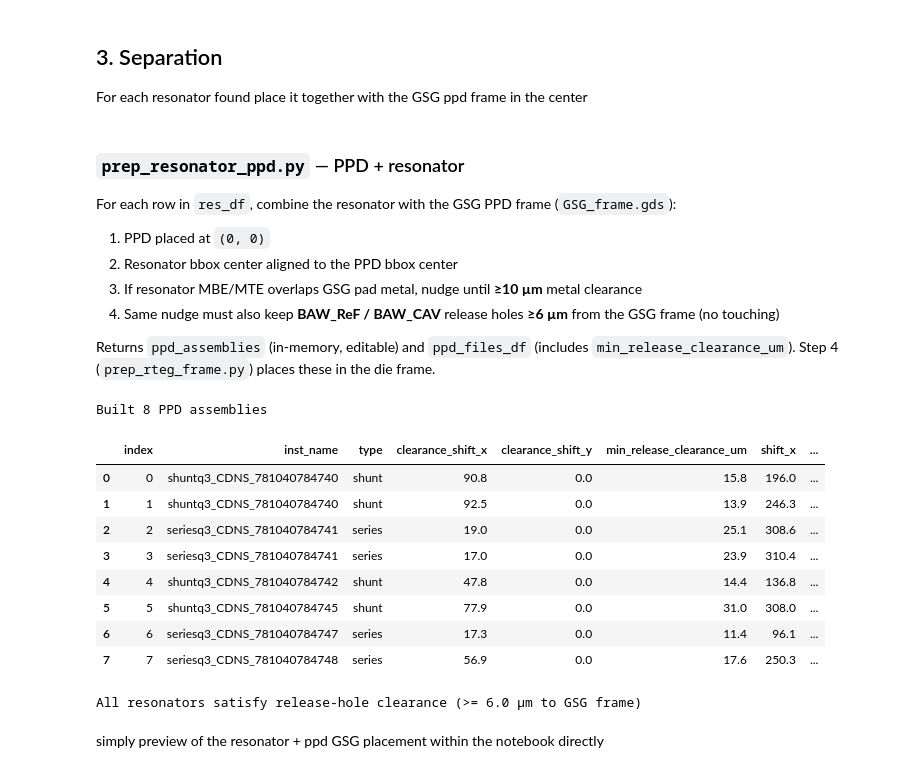
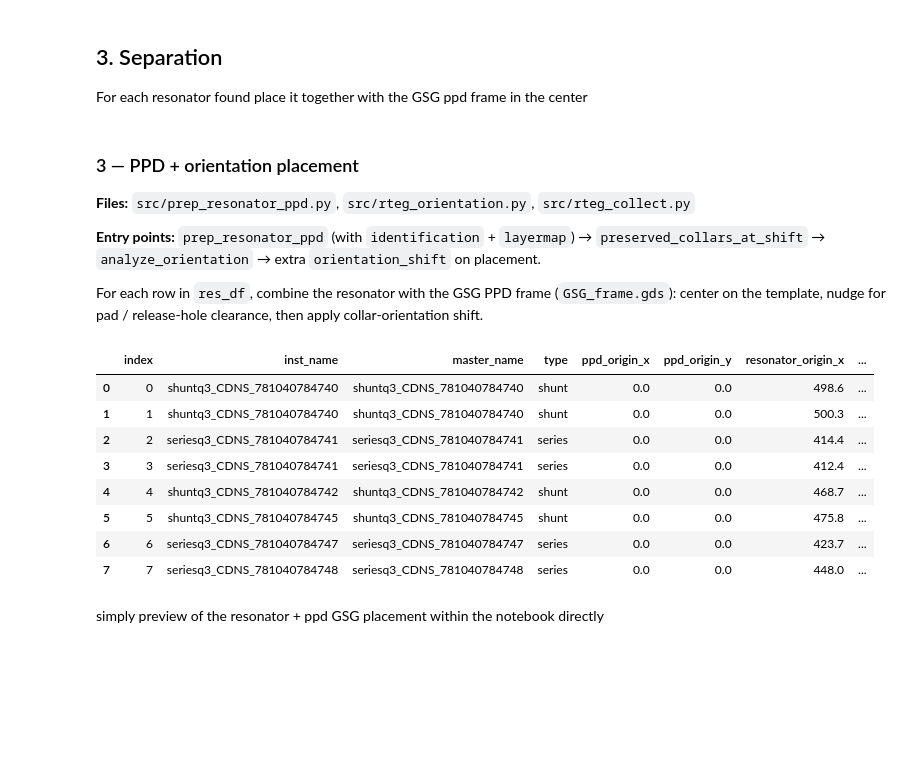
Before and after one commit to ReubenSKWS/rteg-automation, a Jupyter notebook: python_code/single_run.ipynb, the cells around one changed output. Saved outputs shown, nothing was run; the diff lists cells and outputs as text; code cells hidden in the pictures; blank space fills up the shorter version.

```diff
--- a/python_code/single_run.ipynb
+++ b/python_code/single_run.ipynb
@@ -234,67 +220,41 @@ via_df
 ## 3. Separation
 For each resonator found place it together with the GSG ppd frame in the center
 # %% [markdown]
-### `prep_resonator_ppd.py` — PPD + resonator
+### 3 — PPD + orientation placement
+
+**Files:** `src/prep_resonator_ppd.py`, `src/rteg_orientation.py`, `src/rteg_collect.py`
+
+**Entry points:** `prep_resonator_ppd` (with `identification` + `layermap`) → `preserved_collars_at_shift` → `analyze_orientation` → extra `orientation_shift` on placement.
 
 For each row in `res_df`, combine the resonator with the GSG PPD frame (`GSG_frame.gds`):
-
-1. PPD placed at `(0, 0)`
-2. Resonator bbox center aligned to the PPD bbox center
-3. If resonator MBE/MTE overlaps GSG pad metal, nudge until **≥10 µm** metal clearance
-4. Same nudge must also keep **BAW_ReF / BAW_CAV** release holes **≥6 µm** from the GSG frame (no touching)
-
-Returns `ppd_assemblies` (in-memory, editable) and `ppd_files_df` (includes `min_release_clearance_um`). Step 4 (`prep_rteg_frame.py`) places these in the die frame.
+center on the template, nudge for pad / release-hole clearance, then apply collar-orientation shift.
 # %%
 from IPython.display import HTML, display
+
 from src.prep_resonator_ppd import (
     MIN_RELEASE_HOLE_CLEARANCE_UM,
     assemblies_summary_df,
     prep_resonator_ppd,
 )
 
-ppd_assemblies = prep_resonator_ppd(res_df, res_list, PPD)
-ppd_files_df = assemblies_summary_df(ppd_assemblies)
-
-print(f"Built {len(ppd_assemblies)} PPD assemblies")
-display(
-    ppd_files_df[
-        [
-            "index",
-            "inst_name",
-            "type",
-            "clearance_shift_x",
-            "clearance_shift_y",
-            "min_release_clearance_um",
-            "shift_x",
-            "shift_y",
-        ]
-    ]
+ppd_assemblies = prep_resonator_ppd(
+    res_df,
+    res_list,
+    PPD,
+    identification=identification,
+    layermap=layermap,
 )
-
-violations = ppd_files_df[
-    ppd_files_df["min_release_clearance_um"] < MIN_RELEASE_HOLE_CLEARANCE_UM
-]
-if not violations.empty:
-    display(violations)
-    raise RuntimeError(
-        f"Release holes closer than {MIN_RELEASE_HOLE_CLEARANCE_UM} µm to GSG frame"
-    )
-print(
-    f"All resonators satisfy release-hole clearance "
-    f"(>= {MIN_RELEASE_HOLE_CLEARANCE_UM} µm to GSG frame)"
-)
+display(assemblies_summary_df(ppd_assemblies))
 # %% [output]
-Built 8 PPD assemblies
-|  | index | inst_name | type | clearance_shift_x | clearance_shift_y | min_release_clearance_um | shift_x | ... |
-| 0 | 0 | shuntq3_CDNS_781040784740 | shunt | 90.8 | 0.0 | 15.8 | 196.0 | ... |
-| 1 | 1 | shuntq3_CDNS_781040784740 | shunt | 92.5 | 0.0 | 13.9 | 246.3 | ... |
-| 2 | 2 | seriesq3_CDNS_781040784741 | series | 19.0 | 0.0 | 25.1 | 308.6 | ... |
-| 3 | 3 | seriesq3_CDNS_781040784741 | series | 17.0 | 0.0 | 23.9 | 310.4 | ... |
-| 4 | 4 | shuntq3_CDNS_781040784742 | shunt | 47.8 | 0.0 | 14.4 | 136.8 | ... |
-| 5 | 5 | shuntq3_CDNS_781040784745 | shunt | 77.9 | 0.0 | 31.0 | 308.0 | ... |
-| 6 | 6 | seriesq3_CDNS_781040784747 | series | 17.3 | 0.0 | 11.4 | 96.1 | ... |
-| 7 | 7 | seriesq3_CDNS_781040784748 | series | 56.9 | 0.0 | 17.6 | 250.3 | ... |
+|  | index | inst_name | master_name | type | ppd_origin_x | ppd_origin_y | resonator_origin_x | ... |
+| 0 | 0 | shuntq3_CDNS_781040784740 | shuntq3_CDNS_781040784740 | shunt | 0.0 | 0.0 | 498.6 | ... |
+| 1 | 1 | shuntq3_CDNS_781040784740 | shuntq3_CDNS_781040784740 | shunt | 0.0 | 0.0 | 500.3 | ... |
+| 2 | 2 | seriesq3_CDNS_781040784741 | seriesq3_CDNS_781040784741 | series | 0.0 | 0.0 | 414.4 | ... |
+| 3 | 3 | seriesq3_CDNS_781040784741 | seriesq3_CDNS_781040784741 | series | 0.0 | 0.0 | 412.4 | ... |
+| 4 | 4 | shuntq3_CDNS_781040784742 | shuntq3_CDNS_781040784742 | shunt | 0.0 | 0.0 | 468.7 | ... |
+| 5 | 5 | shuntq3_CDNS_781040784745 | shuntq3_CDNS_781040784745 | shunt | 0.0 | 0.0 | 475.8 | ... |
+| 6 | 6 | seriesq3_CDNS_781040784747 | seriesq3_CDNS_781040784747 | series | 0.0 | 0.0 | 423.7 | ... |
+| 7 | 7 | seriesq3_CDNS_781040784748 | seriesq3_CDNS_781040784748 | series | 0.0 | 0.0 | 448.0 | ... |
-All resonators satisfy release-hole clearance (>= 6.0 µm to GSG frame)
 # %% [markdown]
 simply preview of the resonator + ppd GSG placement within the notebook directly
 # %%
```
Also changed, not shown: parts of 13 cells of this notebook, 33 other files.
